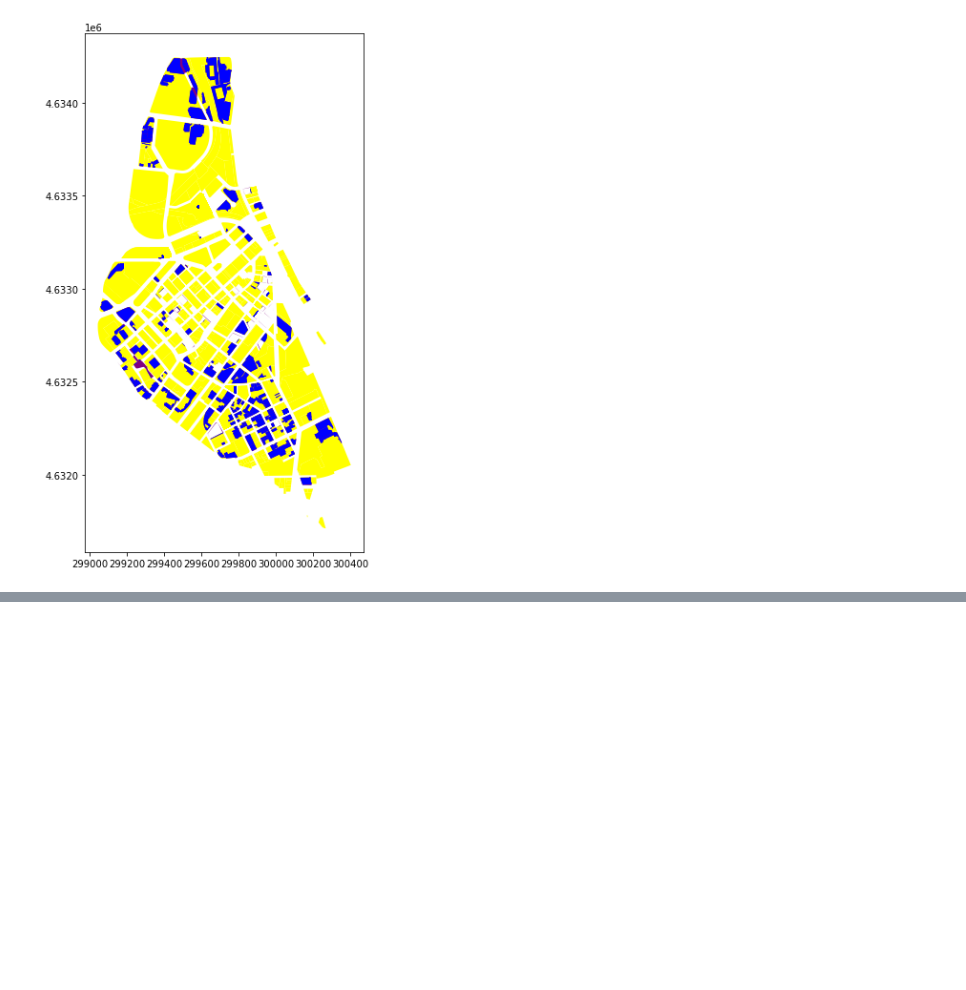
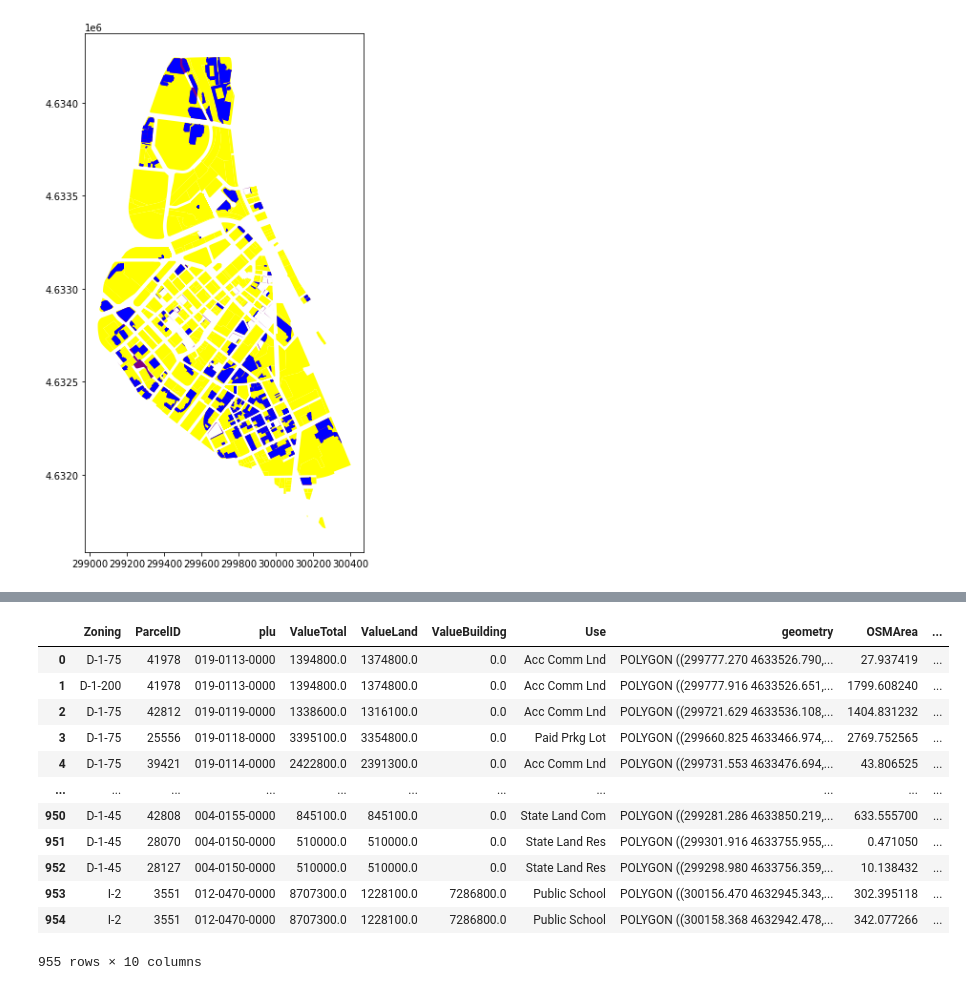
Before and after one commit to chris-sarli/parking-analysis, a Jupyter notebook: notebooks/Taxes.ipynb, the cells around one changed output, grey strips where cells are left out. Cells and saved outputs as stored; diff of their text form; code cells hidden in the pictures; blank space fills up the shorter version.

```diff
--- a/notebooks/Taxes.ipynb
+++ b/notebooks/Taxes.ipynb
@@ -151,0 +145,6 @@ RangeIndex(start=0, stop=873, step=1)
+# %%
+def getParcelMergedGeom(parcelId):
+    return shapely.ops.unary_union(parcels[parcels.ParcelID == parcelId].geometry.values)
+
+def getParcelArea(parcelId):
+    return getParcelMergedGeom(parcelId).area
@@ -151,0 +156,4 @@ RangeIndex(start=0, stop=873, step=1)
+# %%
+osm_parcels = gpd.overlay(osm, parcels, how='intersection')
+osm_parcels['OSMArea'] = osm_parcels.geometry.apply(lambda x: x.area)
+osm_parcels['ParcelArea'] = osm_parcels['ParcelID'].apply(lambda x: getParcelArea(x))
@@ -151,0 +229,16 @@ RangeIndex(start=0, stop=873, step=1)
+# %%
+osm_parcels
+# %% [output]
+|  | Zoning | ParcelID | plu | ValueTotal | ValueLand | ValueBuilding | Use | geometry | OSMArea | ... |
+| 0 | D-1-75 | 41978 | 019-0113-0000 | 1394800.0 | 1374800.0 | 0.0 | Acc Comm Lnd | POLYGON ((299777.270 4633526.790,... | 27.937419 | ... |
+| 1 | D-1-200 | 41978 | 019-0113-0000 | 1394800.0 | 1374800.0 | 0.0 | Acc Comm Lnd | POLYGON ((299777.916 4633526.651,... | 1799.608240 | ... |
+| 2 | D-1-75 | 42812 | 019-0119-0000 | 1338600.0 | 1316100.0 | 0.0 | Acc Comm Lnd | POLYGON ((299721.629 4633536.108,... | 1404.831232 | ... |
+| 3 | D-1-75 | 25556 | 019-0118-0000 | 3395100.0 | 3354800.0 | 0.0 | Paid Prkg Lot | POLYGON ((299660.825 4633466.974,... | 2769.752565 | ... |
+| 4 | D-1-75 | 39421 | 019-0114-0000 | 2422800.0 | 2391300.0 | 0.0 | Acc Comm Lnd | POLYGON ((299731.553 4633476.694,... | 43.806525 | ... |
+| ... | ... | ... | ... | ... | ... | ... | ... | ... | ... | ... |
+| 950 | D-1-45 | 42808 | 004-0155-0000 | 845100.0 | 845100.0 | 0.0 | State Land Com | POLYGON ((299281.286 4633850.219,... | 633.555700 | ... |
+| 951 | D-1-45 | 28070 | 004-0150-0000 | 510000.0 | 510000.0 | 0.0 | State Land Res | POLYGON ((299301.916 4633755.955,... | 0.471050 | ... |
+| 952 | D-1-45 | 28127 | 004-0150-0000 | 510000.0 | 510000.0 | 0.0 | State Land Res | POLYGON ((299298.980 4633756.359,... | 10.138432 | ... |
+| 953 | I-2 | 3551 | 012-0470-0000 | 8707300.0 | 1228100.0 | 7286800.0 | Public School | POLYGON ((300156.470 4632945.343,... | 302.395118 | ... |
+| 954 | I-2 | 3551 | 012-0470-0000 | 8707300.0 | 1228100.0 | 7286800.0 | Public School | POLYGON ((300158.368 4632942.478,... | 342.077266 | ... |
+955 rows × 10 columns
```
Also changed, not shown: parts of 37 cells of this notebook, 12 other files.
